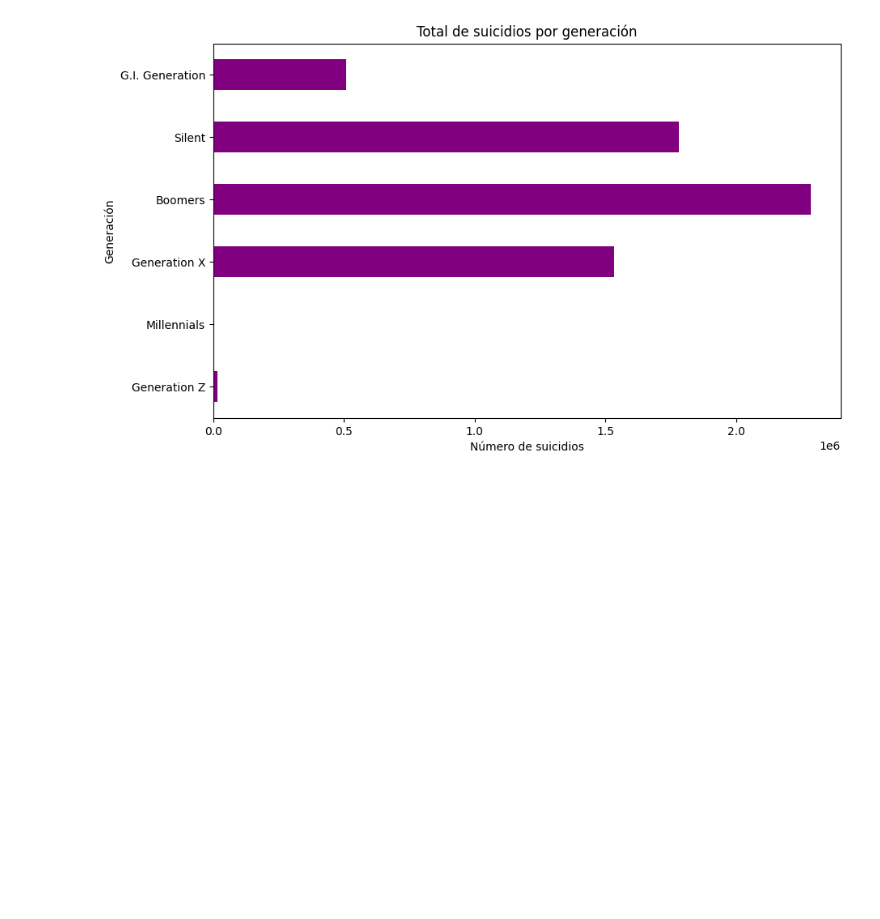
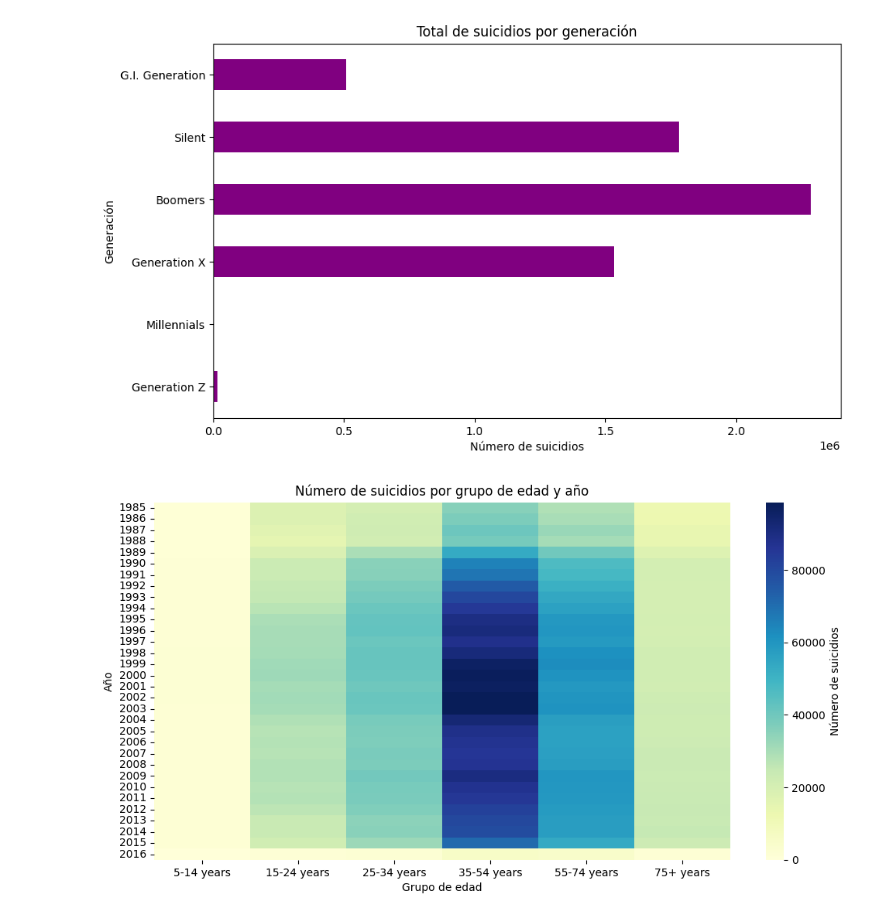
Before and after one commit to CarolinaPerez01/EDA, a Jupyter notebook: eda.ipynb, the cells around one changed output. Saved outputs shown, nothing was run; the diff lists cells and outputs as text; code cells hidden in the pictures; blank space fills up the shorter version.

```diff
--- a/eda.ipynb
+++ b/eda.ipynb
@@ -238,3 +238,18 @@ plt.ylabel('Generación')
 plt.show()
 # %% [output]
 [figure]
+# %%
+# Ordena los grupos de edad antes de usar `unstack()`
+tasa_suicidios['age'] = pd.Categorical(tasa_suicidios['age'], categories=["5-14 years", "15-24 years", "25-34 years", "35-54 years", "55-74 years", "75+ years"], ordered=True)
+
+# Agrupa y crea el mapa de calor nuevamente
+mapa_calor = tasa_suicidios.groupby(['year', 'age'])['suicides_no'].sum().unstack()
+
+plt.figure(figsize=(12, 6))
+sns.heatmap(mapa_calor, cmap="YlGnBu", cbar_kws={'label': 'Número de suicidios'})
+plt.title('Número de suicidios por grupo de edad y año')
+plt.xlabel('Grupo de edad')
+plt.ylabel('Año')
+plt.show()
+# %% [output]
+[figure, added]
```
Also changed, not shown: parts of 2 cells of this notebook.
